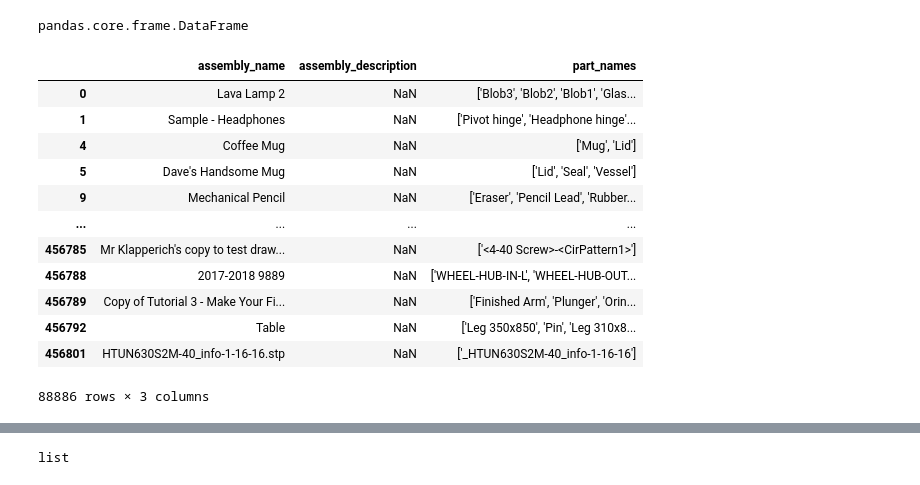
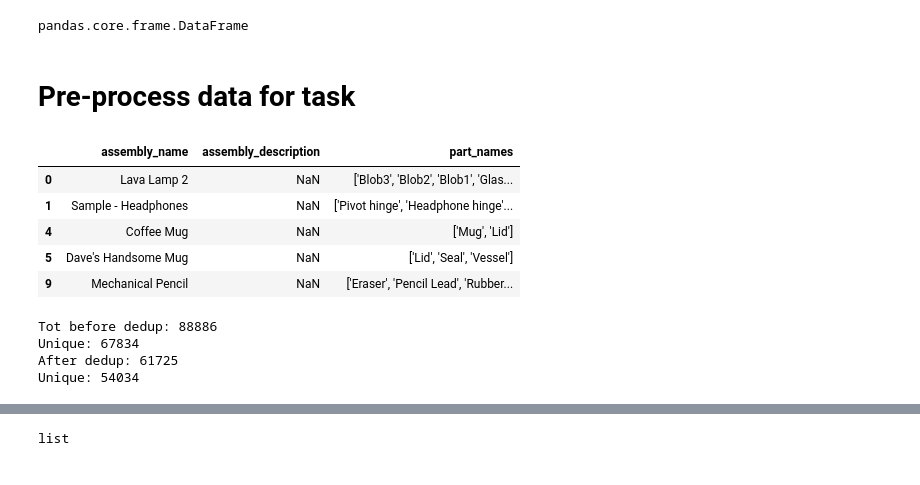
Before and after one commit to grndnl/w266_final_project, a Jupyter notebook: Modeling.ipynb, the cells around one changed output, grey strips where cells are left out. Saved outputs shown, nothing was run; the diff lists cells and outputs as text; code cells hidden in the pictures.

```diff
--- a/Modeling.ipynb
+++ b/Modeling.ipynb
@@ -32,21 +32,28 @@ data = pd.read_csv(data_path)
 type(data)
 # %% [output]
 pandas.core.frame.DataFrame
+# %% [markdown]
+# Pre-process data for task
 # %%
 data = data.dropna(subset=["assembly_name", "part_names"])
-data = data.drop(columns=["assembly_id"])
-data
+data = data.drop(columns=["assembly_id"]) #, 'part_names'])
+data.head()
 # %% [output]
 |  | assembly_name | assembly_description | part_names |
 | 0 | Lava Lamp 2 | NaN | ['Blob3', 'Blob2', 'Blob1', 'Glas... |
 | 1 | Sample - Headphones | NaN | ['Pivot hinge', 'Headphone hinge'... |
 | 4 | Coffee Mug | NaN | ['Mug', 'Lid'] |
 | 5 | Dave's Handsome Mug | NaN | ['Lid', 'Seal', 'Vessel'] |
 | 9 | Mechanical Pencil | NaN | ['Eraser', 'Pencil Lead', 'Rubber... |
-| ... | ... | ... | ... |
-| 456785 | Mr Klapperich's copy to test draw... | NaN | ['<4-40 Screw>-<CirPattern1>'] |
-| 456788 | 2017-2018 9889 | NaN | ['WHEEL-HUB-IN-L', 'WHEEL-HUB-OUT... |
-| 456789 | Copy of Tutorial 3 - Make Your Fi... | NaN | ['Finished Arm', 'Plunger', 'Orin... |
-| 456792 | Table | NaN | ['Leg 350x850', 'Pin', 'Leg 310x8... |
-| 456801 | HTUN630S2M-40_info-1-16-16.stp | NaN | ['_HTUN630S2M-40_info-1-16-16'] |
-88886 rows × 3 columns
+# %%
+# Deduplicate
+print(f"Tot before dedup: {len(data)}")
+print(f"Unique: {len(data['assembly_name'].unique())}")
+data = data[~data['part_names'].apply(tuple).duplicated()]
+print(f"After dedup: {len(data)}")
+print(f"Unique: {len(data['assembly_name'].unique())}")
+# %% [output]
+Tot before dedup: 88886
+Unique: 67834
+After dedup: 61725
+Unique: 54034
```
Also changed, not shown: parts of 33 cells of this notebook.
